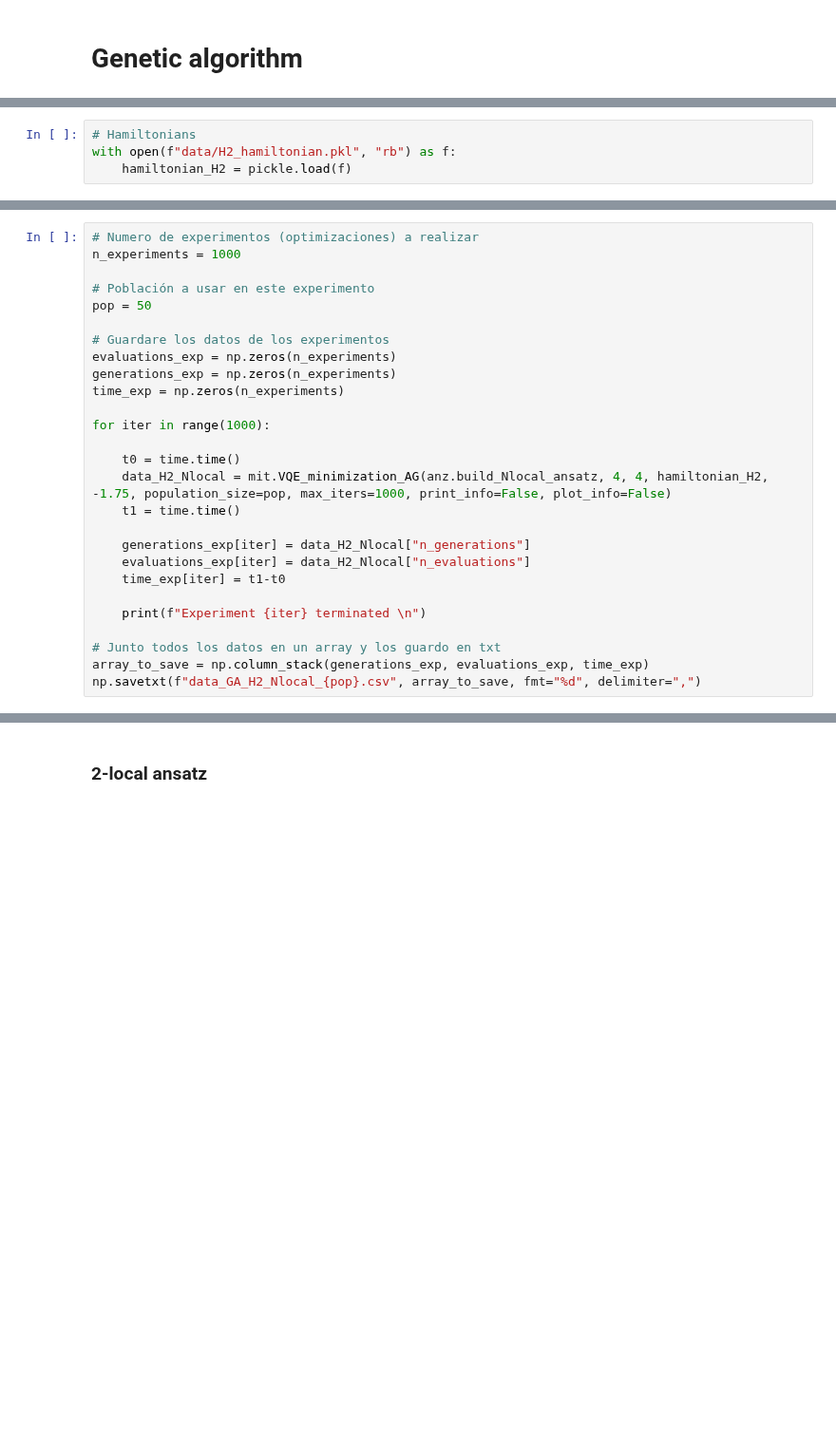
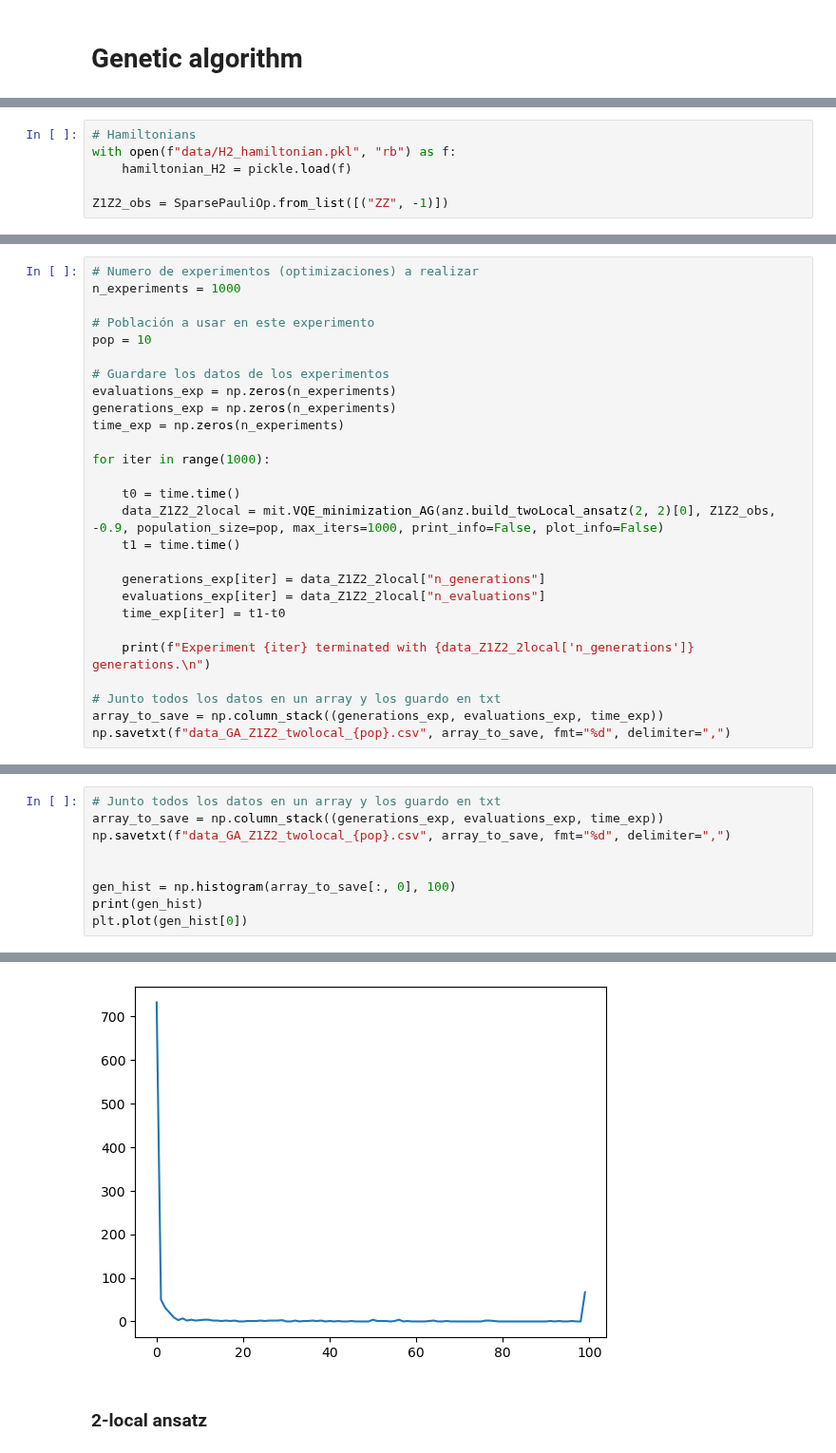
Before and after one commit to JLSM02/QML-Avoiding-BP, a Jupyter notebook: notebooks/VQE/BP_mitigation/Genetic_algorithm.ipynb, the cells around one changed output, grey strips where cells are left out. Shown at 95% size. Cells and saved outputs as stored; diff of their text form; blank space fills up the shorter version.

```diff
--- a/notebooks/VQE/BP_mitigation/Genetic_algorithm.ipynb
+++ b/notebooks/VQE/BP_mitigation/Genetic_algorithm.ipynb
@@ -17,3 +18,5 @@ from src import mitigation as mit
 # Hamiltonians
 with open(f"data/H2_hamiltonian.pkl", "rb") as f:
     hamiltonian_H2 = pickle.load(f)
+
+Z1Z2_obs = SparsePauliOp.from_list([("ZZ", -1)])
@@ -26,7 +27,7 @@ with open(f"data/H2_hamiltonian.pkl", "rb") as f:
 n_experiments = 1000
 
 # Población a usar en este experimento
-pop = 50
+pop = 10
 
 # Guardare los datos de los experimentos
 evaluations_exp = np.zeros(n_experiments)
@@ -36,16 +37,16 @@ time_exp = np.zeros(n_experiments)
 for iter in range(1000):
 
     t0 = time.time()
-    data_H2_Nlocal = mit.VQE_minimization_AG(anz.build_Nlocal_ansatz, 4, 4, hamiltonian_H2, -1.75, population_size=pop, max_iters=1000, print_info=False, plot_info=False)
+    data_Z1Z2_2local = mit.VQE_minimization_AG(anz.build_twoLocal_ansatz(2, 2)[0], Z1Z2_obs, -0.9, population_size=pop, max_iters=1000, print_info=False, plot_info=False)
     t1 = time.time()
 
-    generations_exp[iter] = data_H2_Nlocal["n_generations"]
-    evaluations_exp[iter] = data_H2_Nlocal["n_evaluations"]
+    generations_exp[iter] = data_Z1Z2_2local["n_generations"]
+    evaluations_exp[iter] = data_Z1Z2_2local["n_evaluations"]
     time_exp[iter] = t1-t0
 
-    print(f"Experiment {iter} terminated \n")
+    print(f"Experiment {iter} terminated with {data_Z1Z2_2local['n_generations']} generations.\n")
 
 # Junto todos los datos en un array y los guardo en txt
-array_to_save = np.column_stack(generations_exp, evaluations_exp, time_exp)
-np.savetxt(f"data_GA_H2_Nlocal_{pop}.csv", array_to_save, fmt="%d", delimiter=",")
+array_to_save = np.column_stack((generations_exp, evaluations_exp, time_exp))
+np.savetxt(f"data_GA_Z1Z2_twolocal_{pop}.csv", array_to_save, fmt="%d", delimiter=",")
 # %% [output]
@@ -57,0 +71,10 @@ KeyboardInterrupt:
+# %%
+# Junto todos los datos en un array y los guardo en txt
+array_to_save = np.column_stack((generations_exp, evaluations_exp, time_exp))
+np.savetxt(f"data_GA_Z1Z2_twolocal_{pop}.csv", array_to_save, fmt="%d", delimiter=",")
+
+
+gen_hist = np.histogram(array_to_save[:, 0], 100)
+print(gen_hist)
+plt.plot(gen_hist[0])
+# %% [output]
@@ -58,3 +101,4 @@ KeyboardInterrupt:
+[figure, added]
 # %% [markdown]
 ### 2-local ansatz
 # %%
```
Also changed, not shown: parts of 7 cells of this notebook, 6 other files.
